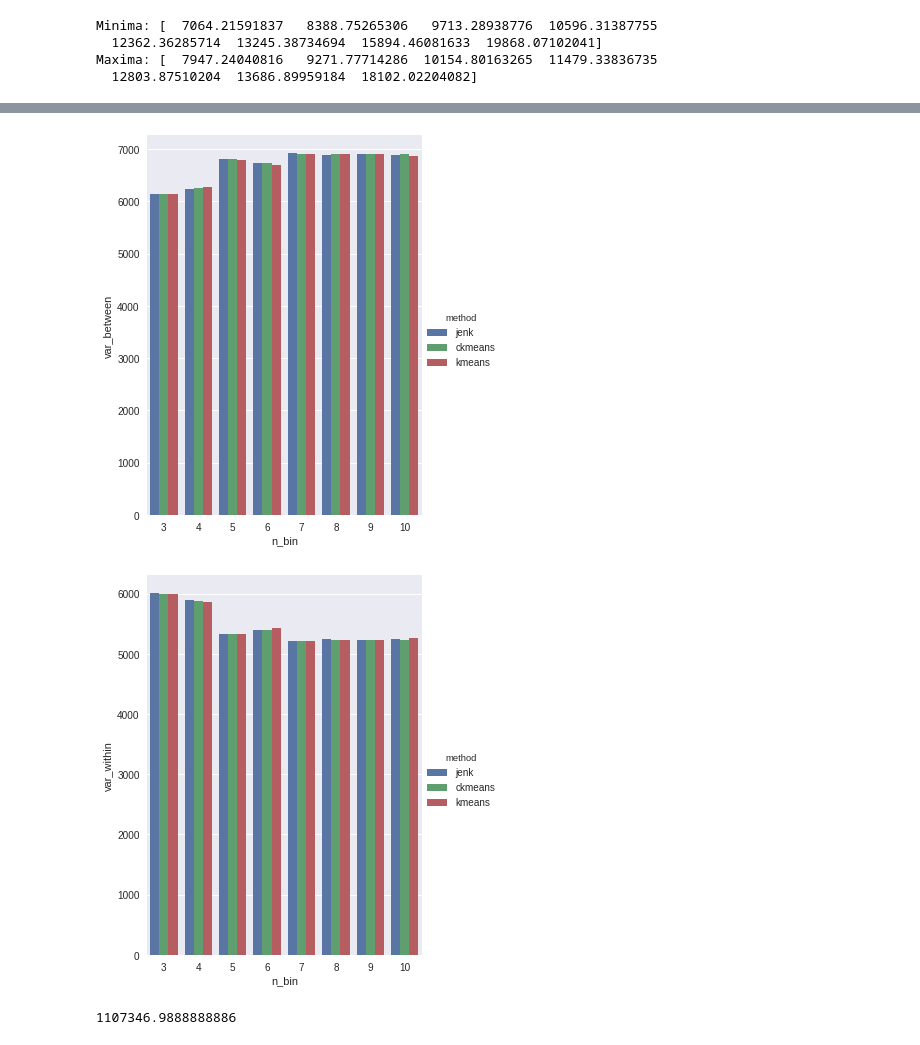
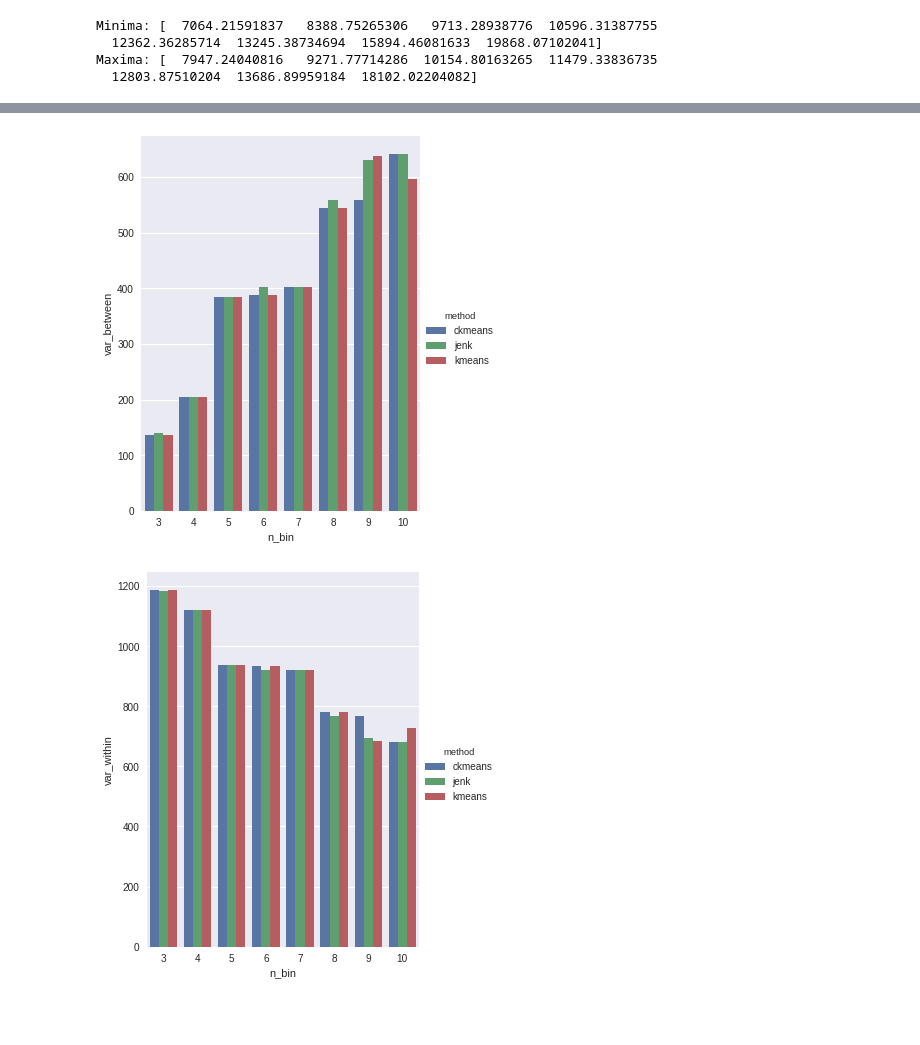
Before and after one commit to rpwr021/data-analysis-code-samples, a Jupyter notebook: TTInc_data_challenge.ipynb, the cells around one changed output, grey strips where cells are left out. Drawn from its saved outputs; the diff is of its cells as text; code cells hidden in the pictures; blank space fills up the shorter version.

```diff
--- a/TTInc_data_challenge.ipynb
+++ b/TTInc_data_challenge.ipynb
@@ -137,9 +139,9 @@ X_train.head()
 | X112 | 9.51 | 0 | 1 | 0 |
 # %%
 model = linear_model.LinearRegression()
-model.fit(X_train, y_train)
+model.fit(X_train.loc[:,"X"].reshape([-1,1]), y_train)
 
-Y_pred=model.predict(X_test)
+Y_pred=model.predict(X_test.loc[:,"X"].reshape([-1,1]))
 print("MAE", mean_absolute_error(y_test,Y_pred))
 print("R2_score", r2_score(y_test,Y_pred, multioutput='variance_weighted'))
 # %% [output]
@@ -517,8 +556,0 @@ New shape of data:
-# %%
-import numpy as np
-temp = pd.DataFrame()
-for i in p3.columns:
-    temp[i] = np.log(p3[i])
-    #temp[i]= (p3[i] - p3[i].min())/(p3[i].max() - p3[i].min() )
-    temp[i]= (temp[i] - temp[i].min())/(temp[i].max() - temp[i].min() )
-temp
@@ -734,7 +807,6 @@ def stat_n_bins(n_bins, features, df,v=False, p==False ):
 
     return dstats
 # %%
-eng_data_stats = stat_n_bins(range(3,15),["extended_cost", "margin%"], good_data)
-lgn_data_stats = stat_n_bins(range(3,15),["extended_cost", "margin%"], temp)
-orig_stats = stat_n_bins(range(3,15),["extended_cost", "margin%"], p3)
+eng_data_stats = stat_n_bins(range(3,12),["extended_cost", "margin%"], processed_data, lg=True)
+orig_stats = stat_n_bins(range(3,12),["extended_cost", "margin%"], p3)
 # %% [output]
@@ -758,2 +830,0 @@ Name: ck_classes, dtype: int64
-# %%
-orig_stats = stat_n_bins(range(3,15),["extended_cost", "margin%"], p3)
@@ -819,27 +839,12 @@ Text(0.5,20.8,'margin%')
 # %%
 g = sns.factorplot(x="n_bin", y="var_between",
                     hue="method",
-
-
-
-
-
-
-
-
-
-                   data=eng_data_stats, kind="bar",
+                   data=orig_stats, kind="bar",
                     size=6, aspect=.8);
-
-
 g = sns.factorplot(x="n_bin", y="var_within",
                     hue="method",
-                    data=eng_data_stats, kind="bar",
+                    data=orig_stats, kind="bar",
                     size=6, aspect=.8);
 # %% [output]
-[figure, old version]
+[figure, new version]
-[figure, old version]
+[figure, new version]
-# %%
-good_data["ck_classes"].value_counts().var()
-# %% [output]
-1107346.9888888886
```
Also changed, not shown: parts of 45 cells of this notebook, 1 other file.
